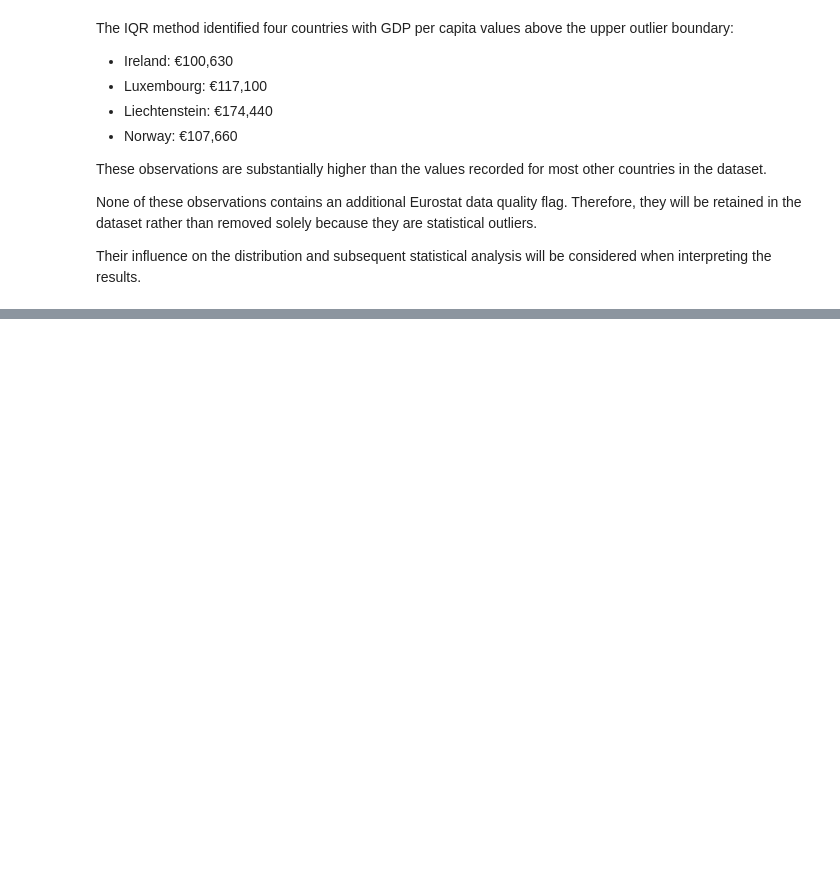
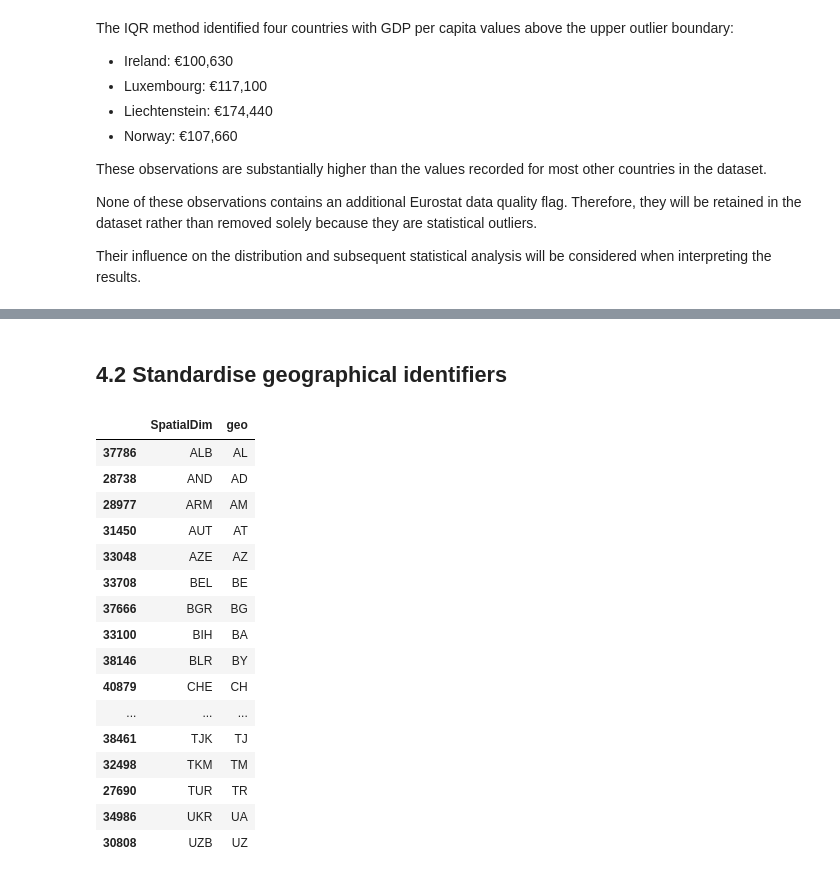
Before and after one commit to Edgybug/european-physical-activity-and-public-health, a Jupyter notebook: notebooks/01_data_exploration.ipynb, the cells around one changed output, grey strips where cells are left out. Saved outputs shown, nothing was run; the diff lists cells and outputs as text; code cells hidden in the pictures; blank space fills up the shorter version.

```diff
--- a/notebooks/01_data_exploration.ipynb
+++ b/notebooks/01_data_exploration.ipynb
@@ -1119,0 +1124,11 @@ Establish the final analytical sample.
+# %%
+# Filter WHO observations to the European Region
+who_europe = who_2022_adults[
+    who_2022_adults["ParentLocation"] == "Europe"
+].copy()
+
+# Inspect the resulting dataset
+print("European observations:", who_europe.shape[0])
+print("Unique countries:", who_europe["SpatialDim"].nunique())
+
+who_europe[["SpatialDim", "ParentLocation", "NumericValue"]].head()
@@ -1119,0 +1165,30 @@ Establish the final analytical sample.
+# %% [markdown]
+## 4.2 Standardise geographical identifiers
+# %%
+# Convert WHO alpha-3 country codes to ISO alpha-2 codes
+who_europe["geo"] = who_europe["SpatialDim"].apply(
+    lambda code: pycountry.countries.get(alpha_3=code).alpha_2
+    if pycountry.countries.get(alpha_3=code)
+    else None
+)
+
+# Inspect the mapping
+who_europe[["SpatialDim", "geo"]].sort_values("SpatialDim")
+# %% [output]
+|  | SpatialDim | geo |
+| 37786 | ALB | AL |
+| 28738 | AND | AD |
+| 28977 | ARM | AM |
+| 31450 | AUT | AT |
+| 33048 | AZE | AZ |
+| 33708 | BEL | BE |
+| 37666 | BGR | BG |
+| 33100 | BIH | BA |
+| 38146 | BLR | BY |
+| 40879 | CHE | CH |
+| ... | ... | ... |
+| 38461 | TJK | TJ |
+| 32498 | TKM | TM |
+| 27690 | TUR | TR |
+| 34986 | UKR | UA |
+| 30808 | UZB | UZ |
```
Also changed, not shown: parts of 27 cells of this notebook, 1 other file.
